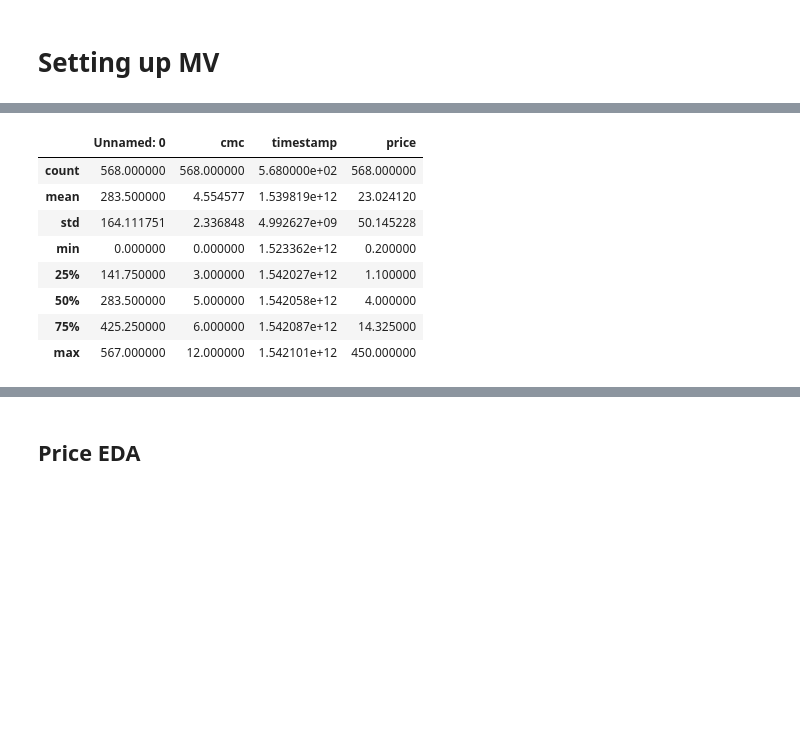
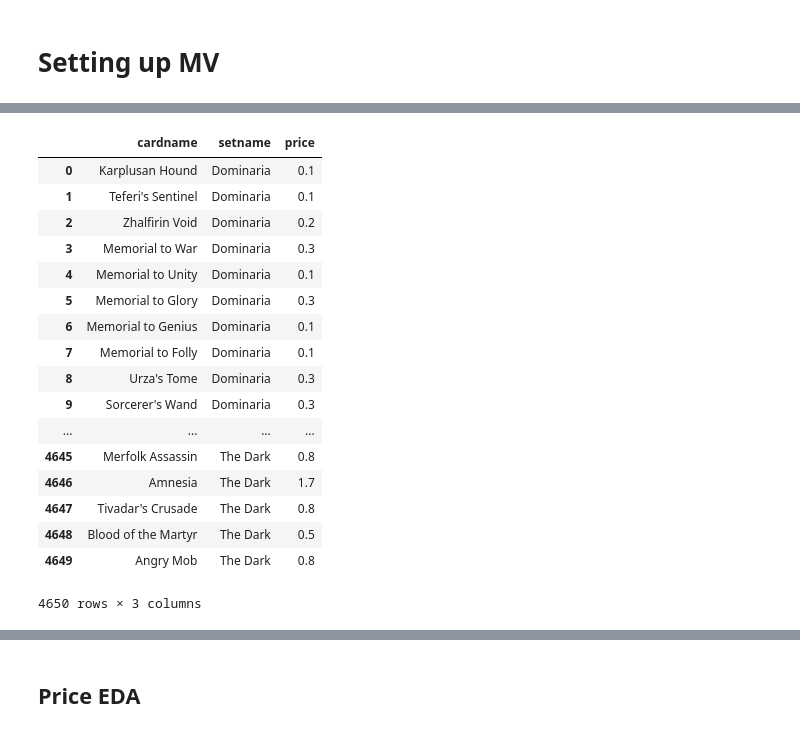
Before and after one commit to alexgcuevas/mystic-speculation, a Jupyter notebook: MVP_testing.ipynb, the cells around one changed output, grey strips where cells are left out. Cells and saved outputs as stored; diff of their text form; code cells hidden in the pictures; blank space fills up the shorter version.

```diff
--- a/MVP_testing.ipynb
+++ b/MVP_testing.ipynb
@@ -35,12 +38,0 @@ clean_rare_df = rare_df[~pd.isnull(rare_df['price'])]
-# %%
-clean_mythic_df.describe()
-# %% [output]
-|  | Unnamed: 0 | cmc | timestamp | price |
-| count | 568.000000 | 568.000000 | 5.680000e+02 | 568.000000 |
-| mean | 283.500000 | 4.554577 | 1.539819e+12 | 23.024120 |
-| std | 164.111751 | 2.336848 | 4.992627e+09 | 50.145228 |
-| min | 0.000000 | 0.000000 | 1.523362e+12 | 0.200000 |
-| 25% | 141.750000 | 3.000000 | 1.542027e+12 | 1.100000 |
-| 50% | 283.500000 | 5.000000 | 1.542058e+12 | 4.000000 |
-| 75% | 425.250000 | 6.000000 | 1.542087e+12 | 14.325000 |
-| max | 567.000000 | 12.000000 | 1.542101e+12 | 450.000000 |
@@ -47,3 +44,24 @@ clean_mythic_df.describe()
+# %%
+clean_uncommon_df[['cardname','setname','price']]
+# %% [output]
+|  | cardname | setname | price |
+| 0 | Karplusan Hound | Dominaria | 0.1 |
+| 1 | Teferi's Sentinel | Dominaria | 0.1 |
+| 2 | Zhalfirin Void | Dominaria | 0.2 |
+| 3 | Memorial to War | Dominaria | 0.3 |
+| 4 | Memorial to Unity | Dominaria | 0.1 |
+| 5 | Memorial to Glory | Dominaria | 0.3 |
+| 6 | Memorial to Genius | Dominaria | 0.1 |
+| 7 | Memorial to Folly | Dominaria | 0.1 |
+| 8 | Urza's Tome | Dominaria | 0.3 |
+| 9 | Sorcerer's Wand | Dominaria | 0.3 |
+| ... | ... | ... | ... |
+| 4645 | Merfolk Assassin | The Dark | 0.8 |
+| 4646 | Amnesia | The Dark | 1.7 |
+| 4647 | Tivadar's Crusade | The Dark | 0.8 |
+| 4648 | Blood of the Martyr | The Dark | 0.5 |
+| 4649 | Angry Mob | The Dark | 0.8 |
+4650 rows × 3 columns
 # %%
 clean_rare_df.describe()
 # %% [output]
```
Also changed, not shown: parts of 6 cells of this notebook, 6 other files.
